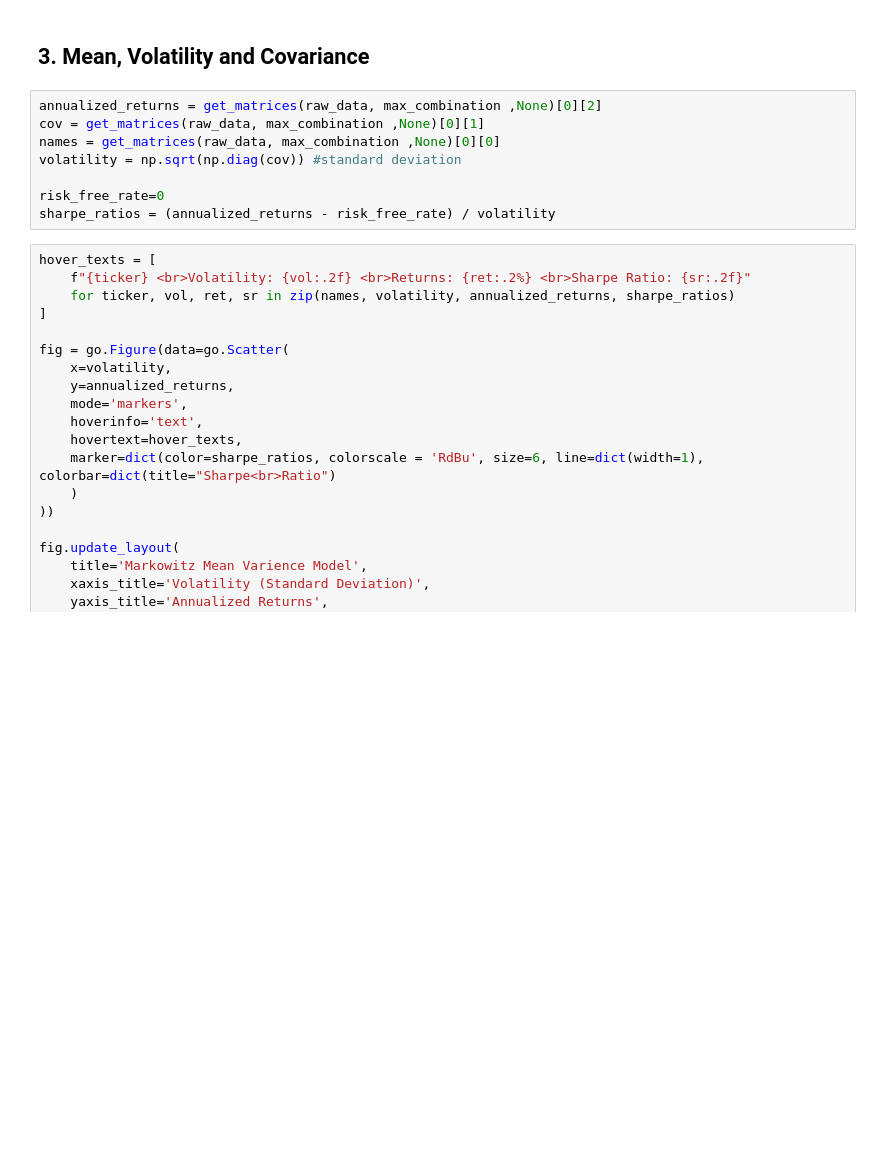
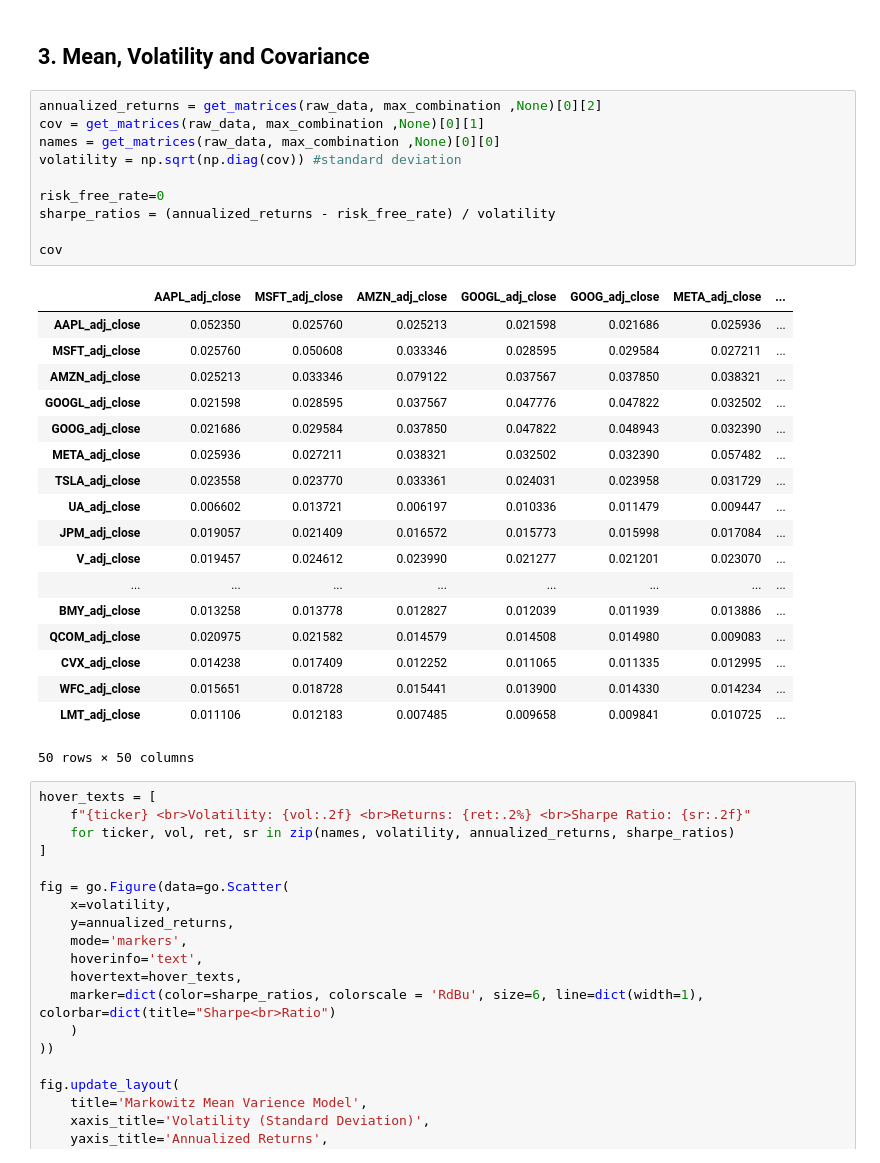
Before and after one commit to LinusTC/RoboAdvisor, a Jupyter notebook: MarkowitzBullet.ipynb, the cells around one changed output. Saved outputs shown, nothing was run; the diff lists cells and outputs as text; blank space fills up the shorter version.

```diff
--- a/MarkowitzBullet.ipynb
+++ b/MarkowitzBullet.ipynb
@@ -112,11 +97,32 @@ Time to fetch data: 7.12 seconds
 # %%
 annualized_returns = get_matrices(raw_data, max_combination ,None)[0][2]
 cov = get_matrices(raw_data, max_combination ,None)[0][1]
 names = get_matrices(raw_data, max_combination ,None)[0][0]
 volatility = np.sqrt(np.diag(cov)) #standard deviation
 
 risk_free_rate=0
 sharpe_ratios = (annualized_returns - risk_free_rate) / volatility
+
+cov
+# %% [output]
+|  | AAPL_adj_close | MSFT_adj_close | AMZN_adj_close | GOOGL_adj_close | GOOG_adj_close | META_adj_close | ... |
+| AAPL_adj_close | 0.052350 | 0.025760 | 0.025213 | 0.021598 | 0.021686 | 0.025936 | ... |
+| MSFT_adj_close | 0.025760 | 0.050608 | 0.033346 | 0.028595 | 0.029584 | 0.027211 | ... |
+| AMZN_adj_close | 0.025213 | 0.033346 | 0.079122 | 0.037567 | 0.037850 | 0.038321 | ... |
+| GOOGL_adj_close | 0.021598 | 0.028595 | 0.037567 | 0.047776 | 0.047822 | 0.032502 | ... |
+| GOOG_adj_close | 0.021686 | 0.029584 | 0.037850 | 0.047822 | 0.048943 | 0.032390 | ... |
+| META_adj_close | 0.025936 | 0.027211 | 0.038321 | 0.032502 | 0.032390 | 0.057482 | ... |
+| TSLA_adj_close | 0.023558 | 0.023770 | 0.033361 | 0.024031 | 0.023958 | 0.031729 | ... |
+| UA_adj_close | 0.006602 | 0.013721 | 0.006197 | 0.010336 | 0.011479 | 0.009447 | ... |
+| JPM_adj_close | 0.019057 | 0.021409 | 0.016572 | 0.015773 | 0.015998 | 0.017084 | ... |
+| V_adj_close | 0.019457 | 0.024612 | 0.023990 | 0.021277 | 0.021201 | 0.023070 | ... |
+| ... | ... | ... | ... | ... | ... | ... | ... |
+| BMY_adj_close | 0.013258 | 0.013778 | 0.012827 | 0.012039 | 0.011939 | 0.013886 | ... |
+| QCOM_adj_close | 0.020975 | 0.021582 | 0.014579 | 0.014508 | 0.014980 | 0.009083 | ... |
+| CVX_adj_close | 0.014238 | 0.017409 | 0.012252 | 0.011065 | 0.011335 | 0.012995 | ... |
+| WFC_adj_close | 0.015651 | 0.018728 | 0.015441 | 0.013900 | 0.014330 | 0.014234 | ... |
+| LMT_adj_close | 0.011106 | 0.012183 | 0.007485 | 0.009658 | 0.009841 | 0.010725 | ... |
+50 rows × 50 columns
 # %%
 hover_texts = [
     f"{ticker} <br>Volatility: {vol:.2f} <br>Returns: {ret:.2%} <br>Sharpe Ratio: {sr:.2f}"
```
Also changed, not shown: parts of 8 cells of this notebook.
